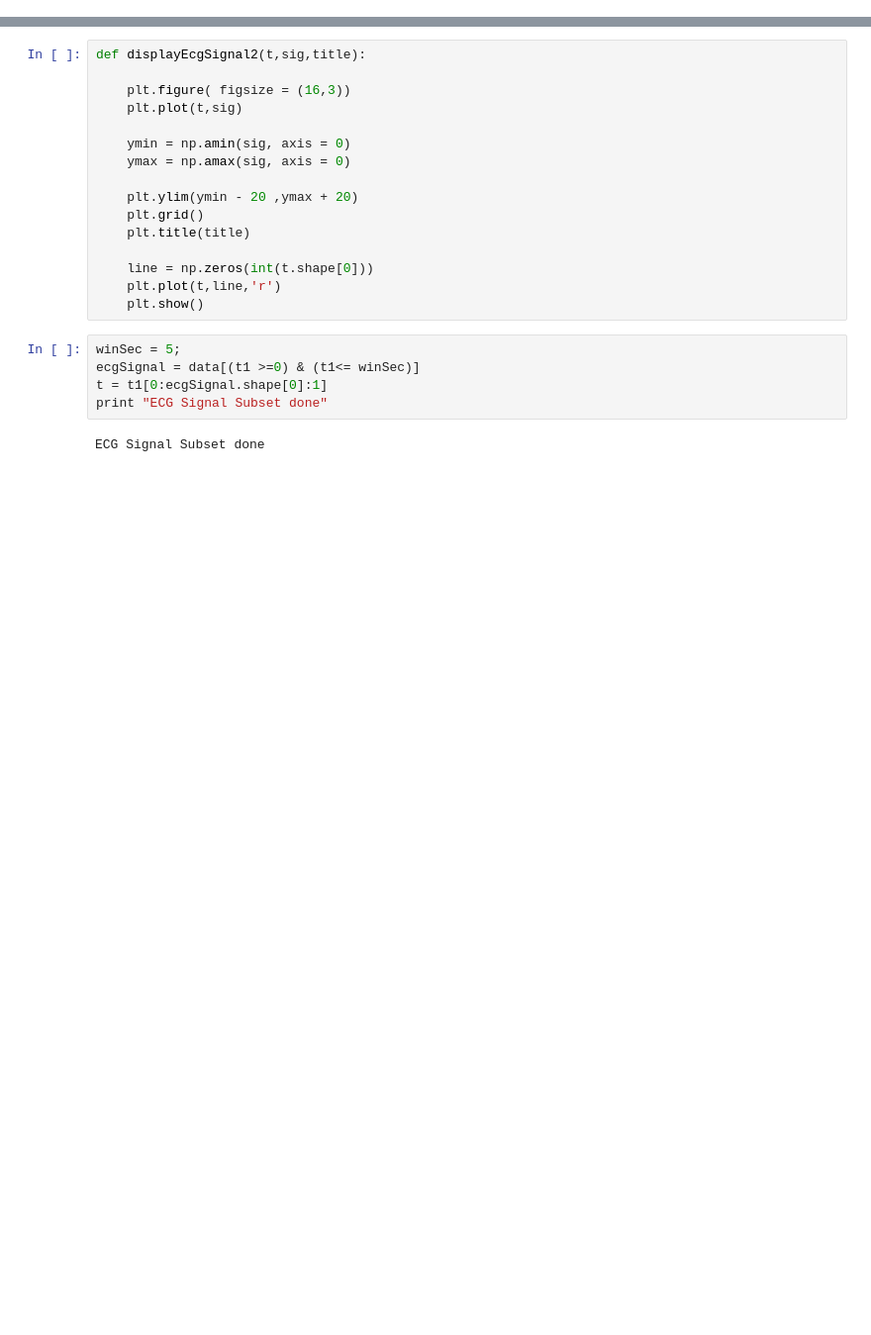
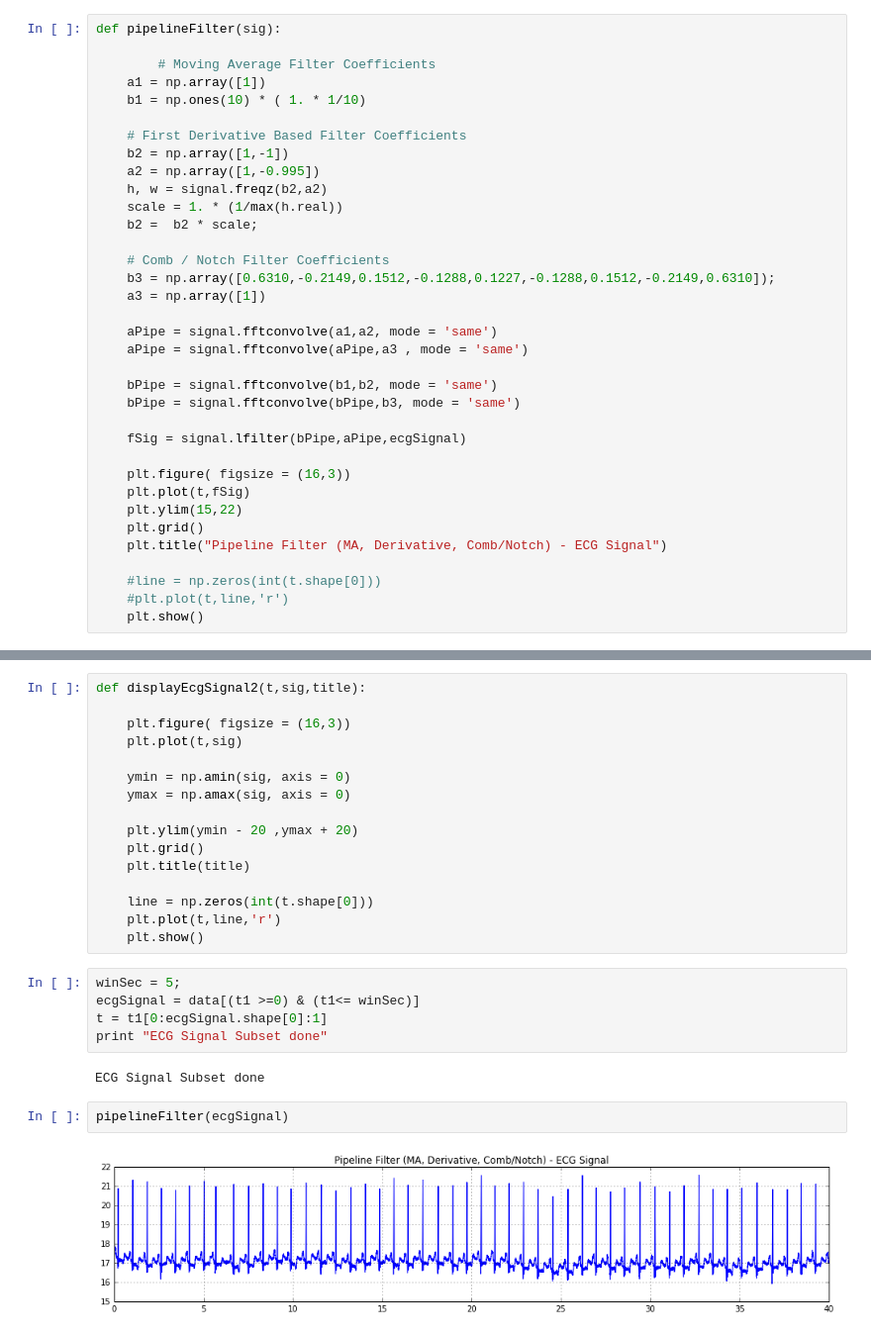
Before and after one commit to honorforlee/python-RR-detection, a Jupyter notebook: rr-detection.ipynb, the cells around one changed output, grey strips where cells are left out. Shown: that part at 99% size. Drawn from its saved outputs; the diff is of its cells as text; blank space fills up the shorter version.

```diff
--- a/rr-detection.ipynb
+++ b/rr-detection.ipynb
@@ -106,3 +107,38 @@ def sGolayFilter(sig):
     trend = signal.savgol_filter(sig,f,k)
     fSig = sig - trend
     return fSig
+# %%
+def pipelineFilter(sig):
+
+        # Moving Average Filter Coefficients
+    a1 = np.array([1])
+    b1 = np.ones(10) * ( 1. * 1/10)
+
+    # First Derivative Based Filter Coefficients
+    b2 = np.array([1,-1])
+    a2 = np.array([1,-0.995])
+    h, w = signal.freqz(b2,a2)
+    scale = 1. * (1/max(h.real))
+    b2 =  b2 * scale;
+
+    # Comb / Notch Filter Coefficients
+    b3 = np.array([0.6310,-0.2149,0.1512,-0.1288,0.1227,-0.1288,0.1512,-0.2149,0.6310]);
+    a3 = np.array([1])
+
+    aPipe = signal.fftconvolve(a1,a2, mode = 'same')
+    aPipe = signal.fftconvolve(aPipe,a3 , mode = 'same')
+
+    bPipe = signal.fftconvolve(b1,b2, mode = 'same')
+    bPipe = signal.fftconvolve(bPipe,b3, mode = 'same')
+
+    fSig = signal.lfilter(bPipe,aPipe,ecgSignal)
+
+    plt.figure( figsize = (16,3))
+    plt.plot(t,fSig)
+    plt.ylim(15,22)
+    plt.grid()
+    plt.title("Pipeline Filter (MA, Derivative, Comb/Notch) - ECG Signal")
+
+    #line = np.zeros(int(t.shape[0]))
+    #plt.plot(t,line,'r')
+    plt.show()
@@ -129,6 +186,10 @@ t = t1[0:ecgSignal.shape[0]:1]
 print "ECG Signal Subset done"
 # %% [output]
 ECG Signal Subset done
+# %%
+pipelineFilter(ecgSignal)
+# %% [output]
+[figure, added]
 # %%
 ecgSignal = ecgSignal - ecgSignal[0]
 displayEcgSignal2(t,ecgSignal,"ECG Signal")
```
Also changed, not shown: parts of 10 cells of this notebook, 54 other files.
